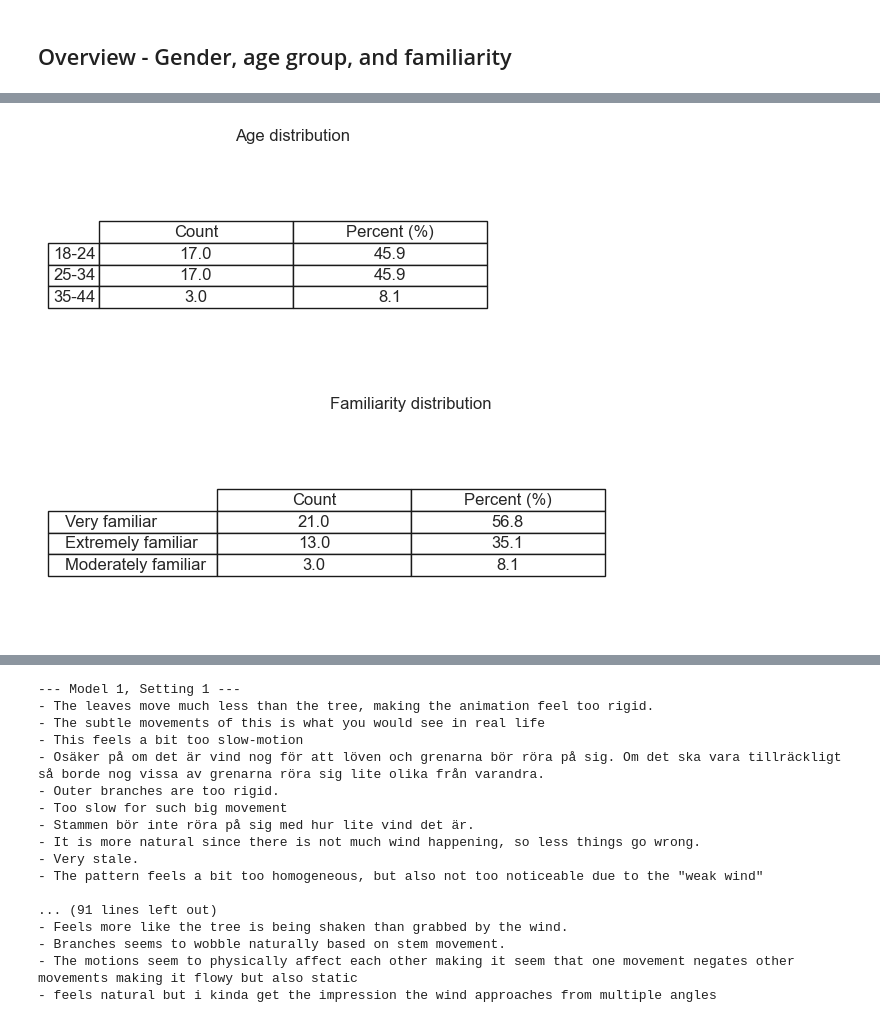
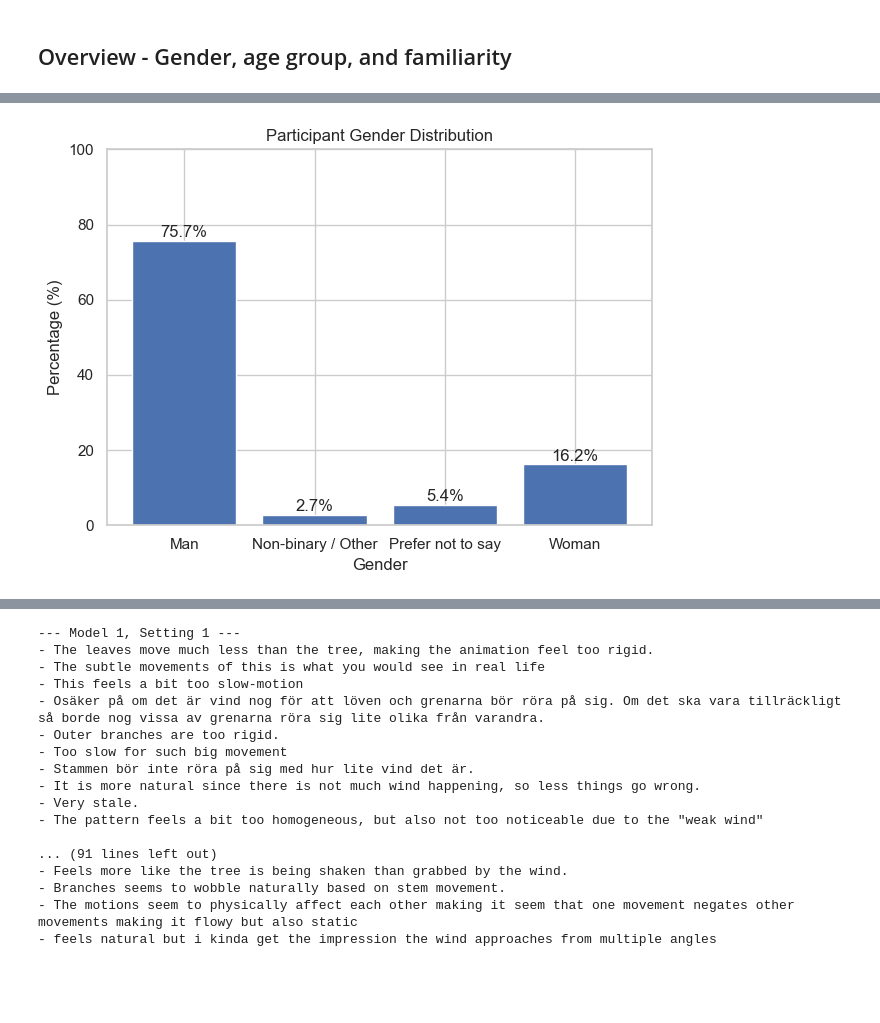
Before and after one commit to fhagerstrom/tree-motion-analysis, a Jupyter notebook: DV1583_fahg19_userStudyAnalysis.ipynb, the cells around one changed output, grey strips where cells are left out. Saved outputs shown, nothing was run; the diff lists cells and outputs as text; code cells hidden in the pictures; blank space fills up the shorter version.

```diff
--- a/DV1583_fahg19_userStudyAnalysis.ipynb
+++ b/DV1583_fahg19_userStudyAnalysis.ipynb
@@ -174,6 +175,26 @@ def save_table_as_png(df, title, filename):
     plt.savefig(filename, dpi=300, bbox_inches="tight")
     plt.show()
 
+def plot_bar(data, column, title, xlabel, save_path):
+    counts = data[column].value_counts().sort_index()
+    percentages = counts / counts.sum() * 100
+
+    plt.figure()
+    plt.bar(counts.index.astype(str), percentages.values)
+
+    # Add percentage labels on top
+    for i, v in enumerate(percentages.values):
+        plt.text(i, v + 1, f"{v:.1f}%", ha='center')
+
+    plt.title(title)
+    plt.xlabel(xlabel)
+    plt.ylabel("Percentage (%)")
+    plt.ylim(0, 100)
+
+    plt.tight_layout()
+    plt.savefig(save_path, dpi=300)
+    plt.show()
+
 gender_table = summary_table("gender")
 fam_table = summary_table("familiarity")
 age_table = summary_table("age_group")
@@ -184,8 +201,10 @@ save_table_as_png(gender_table, "Gender distribution", "figures/gender_table.png
-# %%
-save_table_as_png(age_table, "Age distribution", "figures/age_table.png")
-# %% [output]
-[figure, removed]
-# %%
-save_table_as_png(fam_table, "Familiarity distribution", "figures/familiarity_table.png")
-# %% [output]
-[figure, removed]
+# %%
+plot_bar(
+    df_all,
+    column="gender",
+    title="Participant Gender Distribution",
+    xlabel="Gender",
+    save_path="figures/gender_barplot.png"
+)
+# %% [output]
+[figure, added]
```
Also changed, not shown: parts of 11 cells of this notebook, 14 other files.
